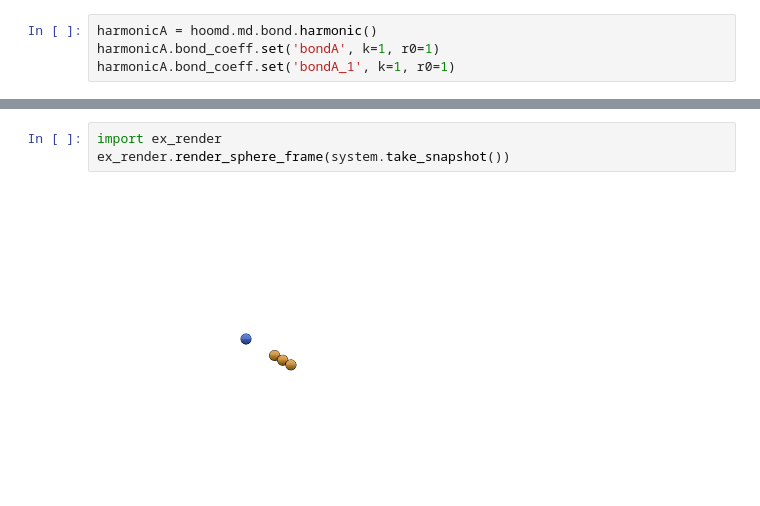
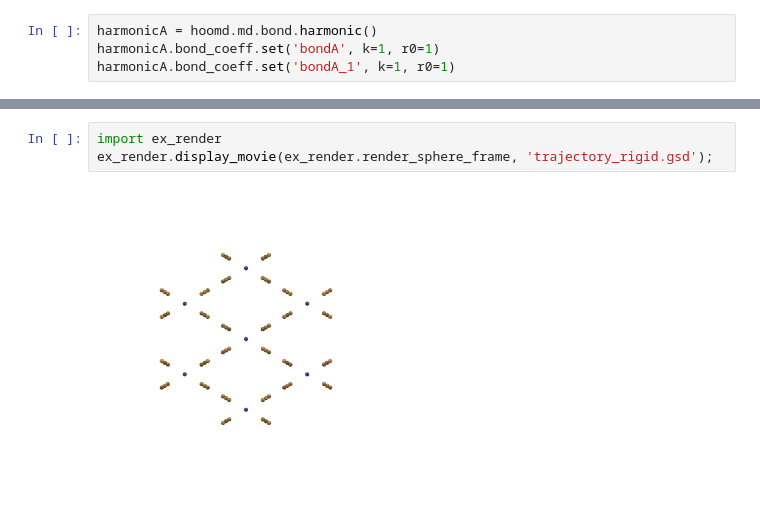
Before and after one commit to yennguyenedalgo/JupyterNotebookProject, a Jupyter notebook: RigidColloid_TEST.ipynb, the cells around one changed output, grey strips where cells are left out. Cells and saved outputs as stored; diff of their text form.

```diff
--- a/RigidColloid_TEST.ipynb
+++ b/RigidColloid_TEST.ipynb
@@ -95,5 +219,5 @@ harmonicA.bond_coeff.set('bondA_1', k=1, r0=1)
 # %%
 import ex_render
-ex_render.render_sphere_frame(system.take_snapshot())
+ex_render.display_movie(ex_render.render_sphere_frame, 'trajectory_rigid.gsd');
 # %% [output]
-[figure, old version]
+[figure, new version]
```
Also changed, not shown: parts of 23 cells of this notebook.
